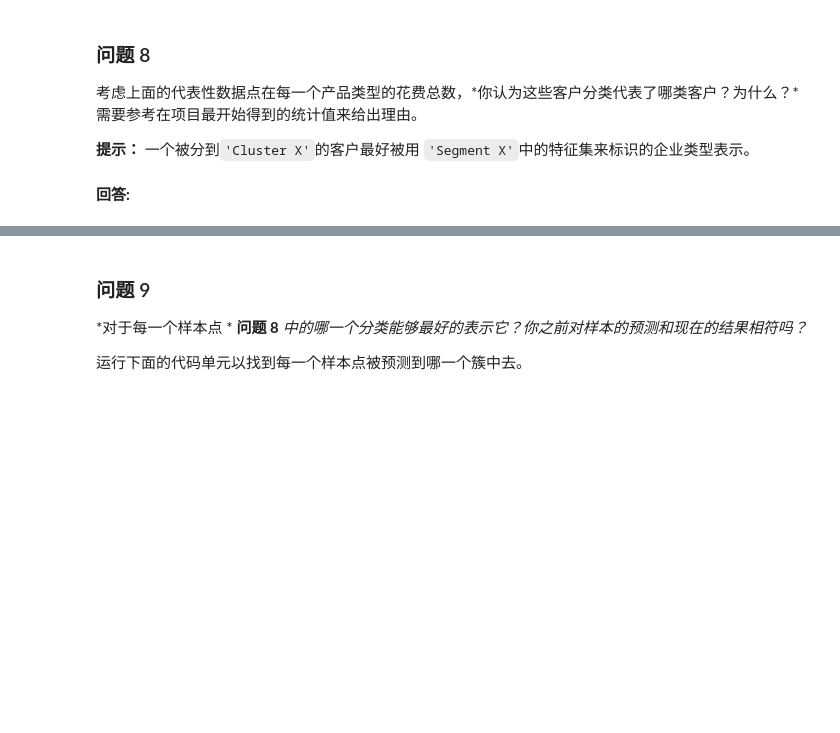
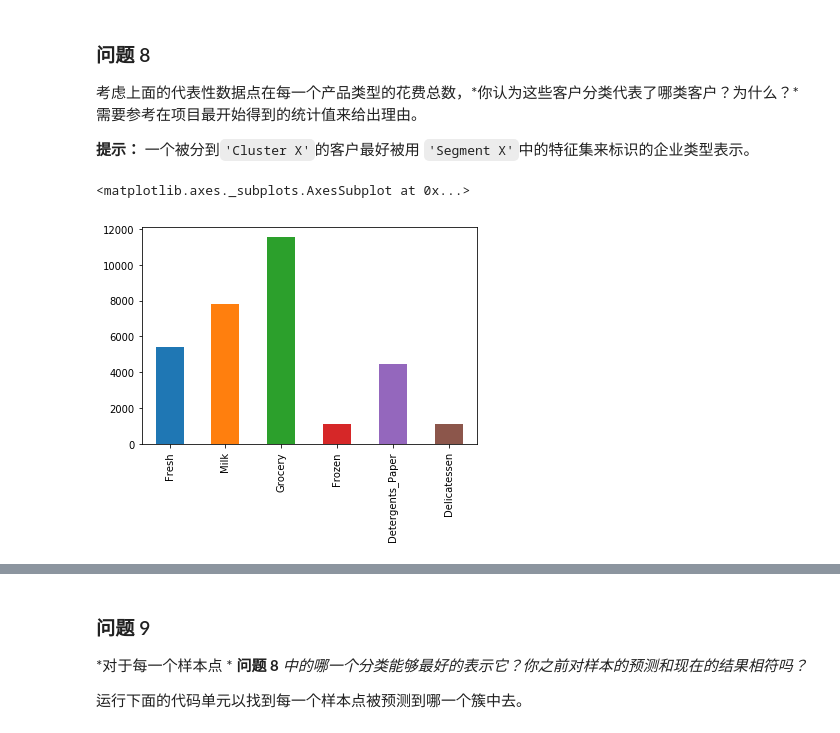
Before and after one commit to le773/PythonDebug, a Jupyter notebook: Q2/creating_customer_segments/customer_segments.ipynb, the cells around one changed output, grey strips where cells are left out. Cells and saved outputs as stored; diff of their text form; code cells hidden in the pictures; blank space fills up the shorter version.

```diff
--- a/Q2/creating_customer_segments/customer_segments.ipynb
+++ b/Q2/creating_customer_segments/customer_segments.ipynb
@@ -805,5 +819,9 @@ display(true_centers)
 考虑上面的代表性数据点在每一个产品类型的花费总数，*你认为这些客户分类代表了哪类客户？为什么？*需要参考在项目最开始得到的统计值来给出理由。
 
 **提示：** 一个被分到`'Cluster X'`的客户最好被用 `'Segment X'`中的特征集来标识的企业类型表示。
-# %% [markdown]
-**回答:**
+# %%
+#segment 0
+true_centers.iloc[0].plot(kind='bar')
+# %% [output]
+<matplotlib.axes._subplots.AxesSubplot at 0x...>
+[figure, added]
```
Also changed, not shown: parts of 20 cells of this notebook, 8 other files.
